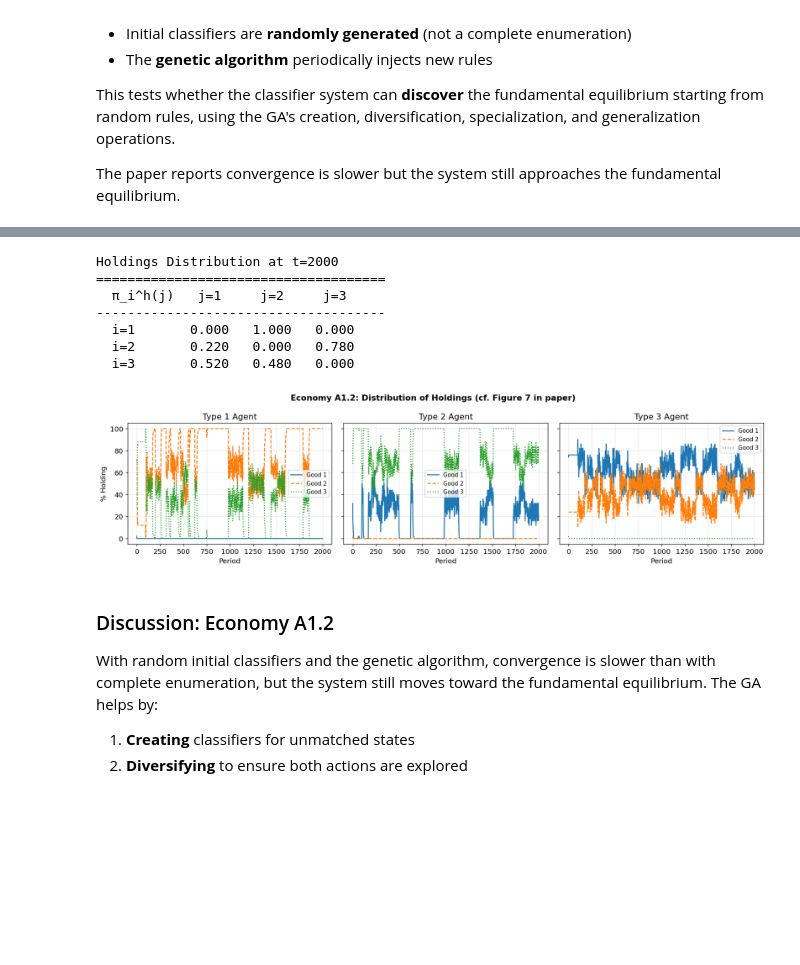
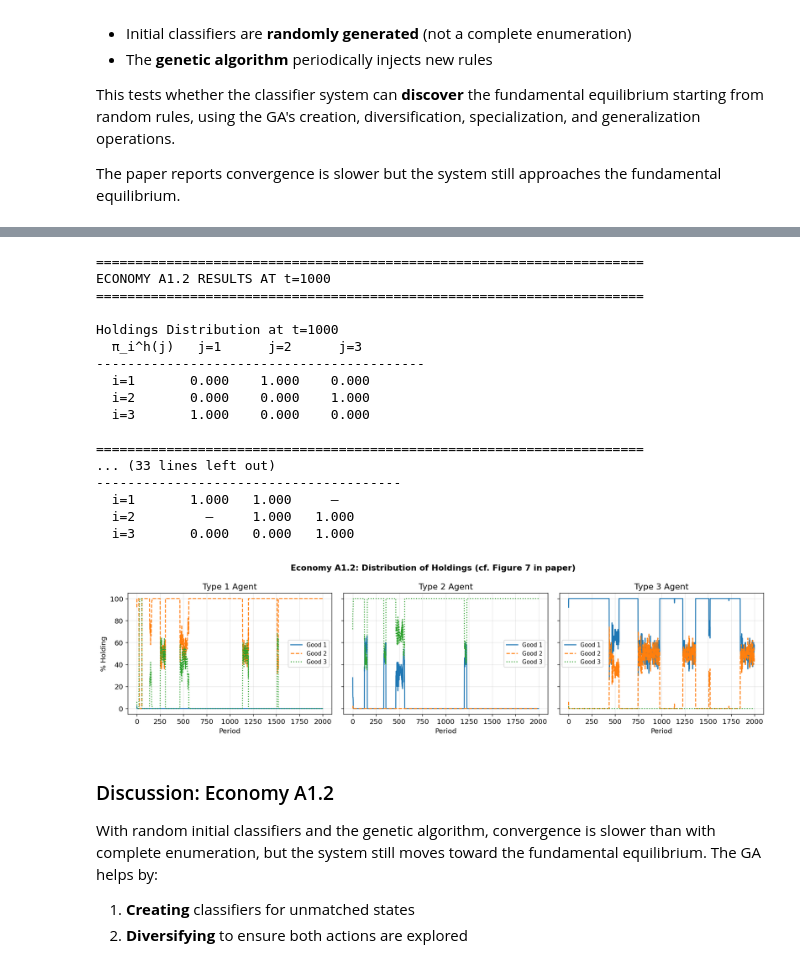
Before and after one commit to mmcky/paper-marimon-mcgrattan-sargent-1990, a Jupyter notebook: jupyter/companion-notebook-1.ipynb, the cells around one changed output, grey strips where cells are left out. Drawn from its saved outputs; the diff is of its cells as text; code cells hidden in the pictures; blank space fills up the shorter version.

```diff
--- a/jupyter/companion-notebook-1.ipynb
+++ b/jupyter/companion-notebook-1.ipynb
@@ -1101,20 +1318,46 @@ Running Economy A1.2 (Random + GA)...
 Simulation complete.
 # %%
 # Display results for Economy A1.2
-print_holdings_table(sim_a12, period_label="at t=2000")
+# Paper reports results at t=1000 and t=2000 for GA economies
+
+print("=" * 70)
+print("ECONOMY A1.2 RESULTS AT t=1000")
+print("=" * 70)
+dist_1000 = sim_a12.history['holdings_dist'][999]
+config = sim_a12.config
+print(f"\nHoldings Distribution at t=1000")
+print(f"{'π_i^h(j)':>10s}   j=1      j=2      j=3")
+print("-" * 42)
+for i in range(3):
+    print(f"  i={i+1:d}       {dist_1000[i,0]:.3f}    {dist_1000[i,1]:.3f}    {dist_1000[i,2]:.3f}")
+
+print("\n" + "=" * 70)
+print("ECONOMY A1.2 RESULTS AT t=2000 (cf. Paper Tables 7-9)")
+print("=" * 70)
+print_full_analysis(sim_a12, period_label="at t=2000", window=10)
 
 # Plot distribution of holdings (replicates Figure 7)
 fig_a12 = plot_holdings_distribution(sim_a12, record_every=1,
     title="Economy A1.2: Distribution of Holdings (cf. Figure 7 in paper)")
 # %% [output]
-Holdings Distribution at t=2000
-=====================================
-  π_i^h(j)   j=1     j=2     j=3
--------------------------------------
-  i=1       0.000   1.000   0.000
-  i=2       0.220   0.000   0.780
-  i=3       0.520   0.480   0.000
+======================================================================
+ECONOMY A1.2 RESULTS AT t=1000
+======================================================================
+
+Holdings Distribution at t=1000
+  π_i^h(j)   j=1      j=2      j=3
+------------------------------------------
+  i=1       0.000    1.000    0.000
+  i=2       0.000    0.000    1.000
+  i=3       1.000    0.000    0.000
+
+======================================================================
+... (33 lines left out)
+---------------------------------------
+  i=1       1.000   1.000     —
+  i=2         —     1.000   1.000
+  i=3       0.000   0.000   1.000
-[figure, old version]
+[figure, new version]
 # %% [markdown]
 ### Discussion: Economy A1.2
 
```
Also changed, not shown: parts of 31 cells of this notebook, 3 other files.
